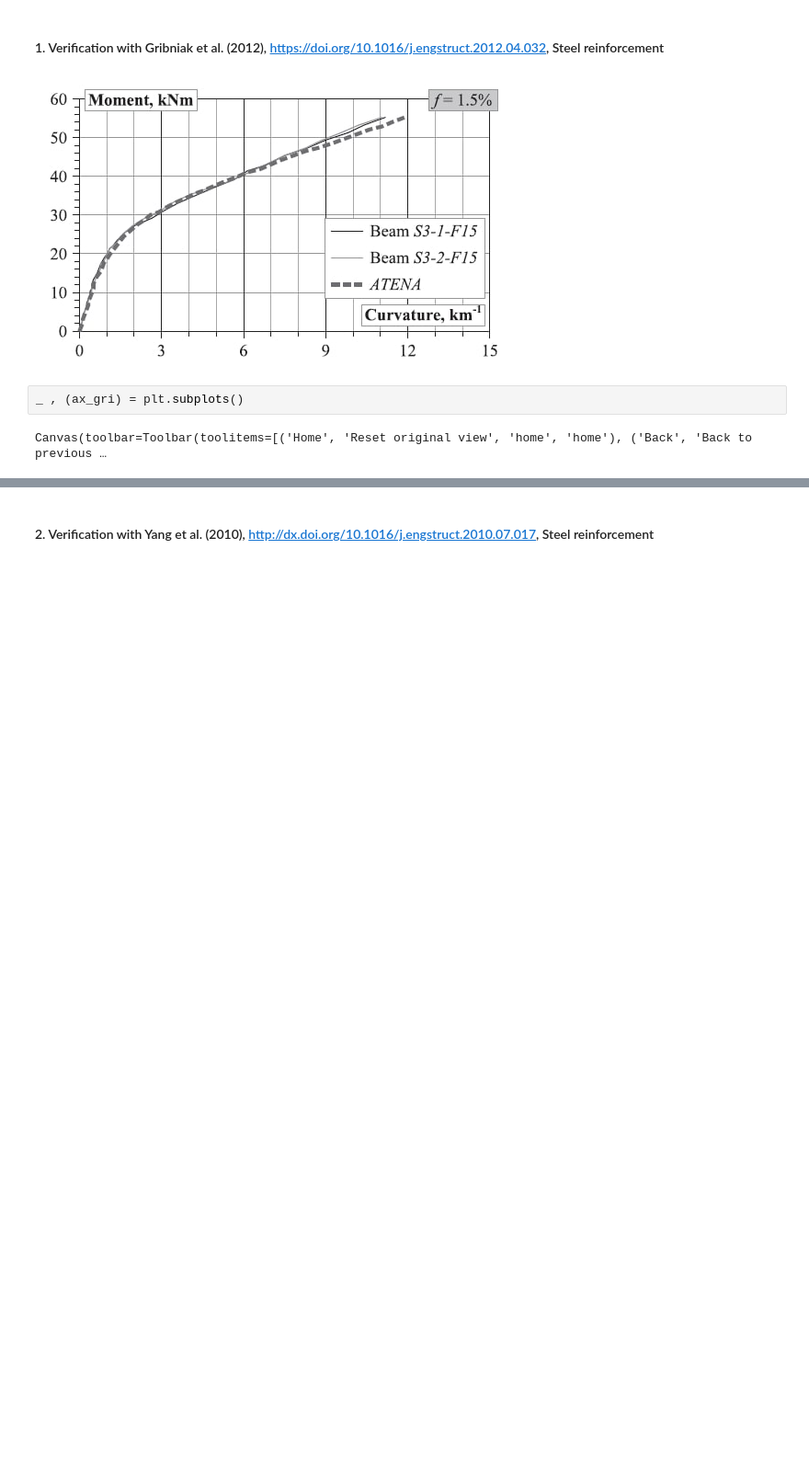
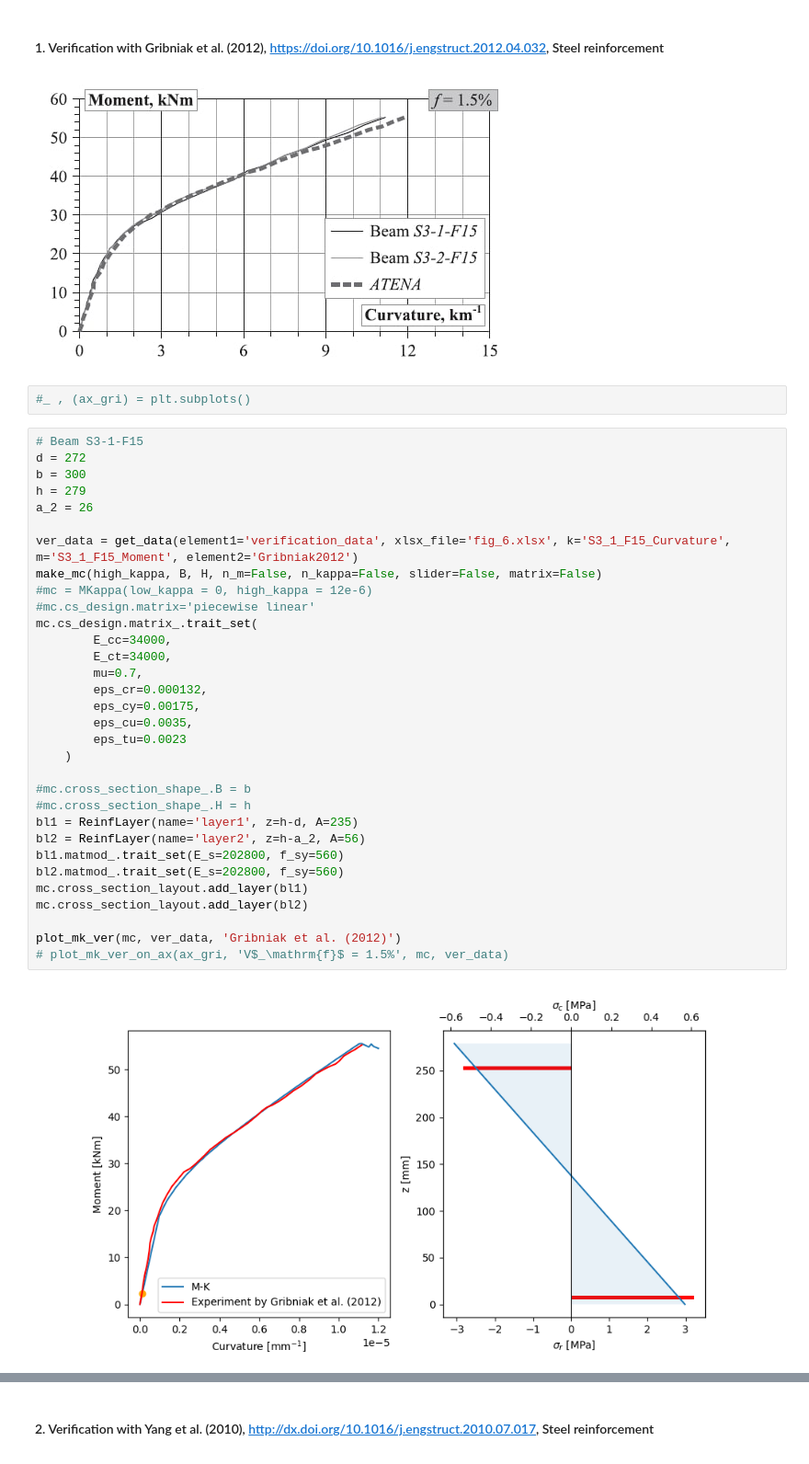
Before and after one commit to rosoba/bmcs_cross_section, a Jupyter notebook: notebooks/mkappa/mkappa_verification.ipynb, the cells around one changed output, grey strips where cells are left out. Shown at 92% size. Drawn from its saved outputs; the diff is of its cells as text; blank space fills up the shorter version.

```diff
--- a/notebooks/mkappa/mkappa_verification.ipynb
+++ b/notebooks/mkappa/mkappa_verification.ipynb
@@ -108,7 +177,39 @@ def map_and_assign_params_for_rectangular_section(
 #### 1. Verification with Gribniak et al. (2012), https://doi.org/10.1016/j.engstruct.2012.04.032, Steel reinforcement
 ![ver_rec_2.jpg](attachment:ver_rec_2.jpg)
 # %%
-_ , (ax_gri) = plt.subplots()
+#_ , (ax_gri) = plt.subplots()
-# %% [output]
-Canvas(toolbar=Toolbar(toolitems=[('Home', 'Reset original view', 'home', 'home'), ('Back', 'Back to previous …
+# %%
+# Beam S3-1-F15
+d = 272
+b = 300
+h = 279
+a_2 = 26
+
+ver_data = get_data(element1='verification_data', xlsx_file='fig_6.xlsx', k='S3_1_F15_Curvature', m='S3_1_F15_Moment', element2='Gribniak2012')
+make_mc(high_kappa, B, H, n_m=False, n_kappa=False, slider=False, matrix=False)
+#mc = MKappa(low_kappa = 0, high_kappa = 12e-6)
+#mc.cs_design.matrix='piecewise linear'
+mc.cs_design.matrix_.trait_set(
+        E_cc=34000,
+        E_ct=34000,
+        mu=0.7,
+        eps_cr=0.000132,
+        eps_cy=0.00175,
+        eps_cu=0.0035,
+        eps_tu=0.0023
+    )
+
+#mc.cross_section_shape_.B = b
+#mc.cross_section_shape_.H = h
+bl1 = ReinfLayer(name='layer1', z=h-d, A=235)
+bl2 = ReinfLayer(name='layer2', z=h-a_2, A=56)
+bl1.matmod_.trait_set(E_s=202800, f_sy=560)
+bl2.matmod_.trait_set(E_s=202800, f_sy=560)
+mc.cross_section_layout.add_layer(bl1)
+mc.cross_section_layout.add_layer(bl2)
+
+plot_mk_ver(mc, ver_data, 'Gribniak et al. (2012)')
+# plot_mk_ver_on_ax(ax_gri, 'V$_\mathrm{f}$ = 1.5%', mc, ver_data)
+# %% [output]
+[figure, added]
 # %%
```
Also changed, not shown: parts of 12 cells of this notebook.
